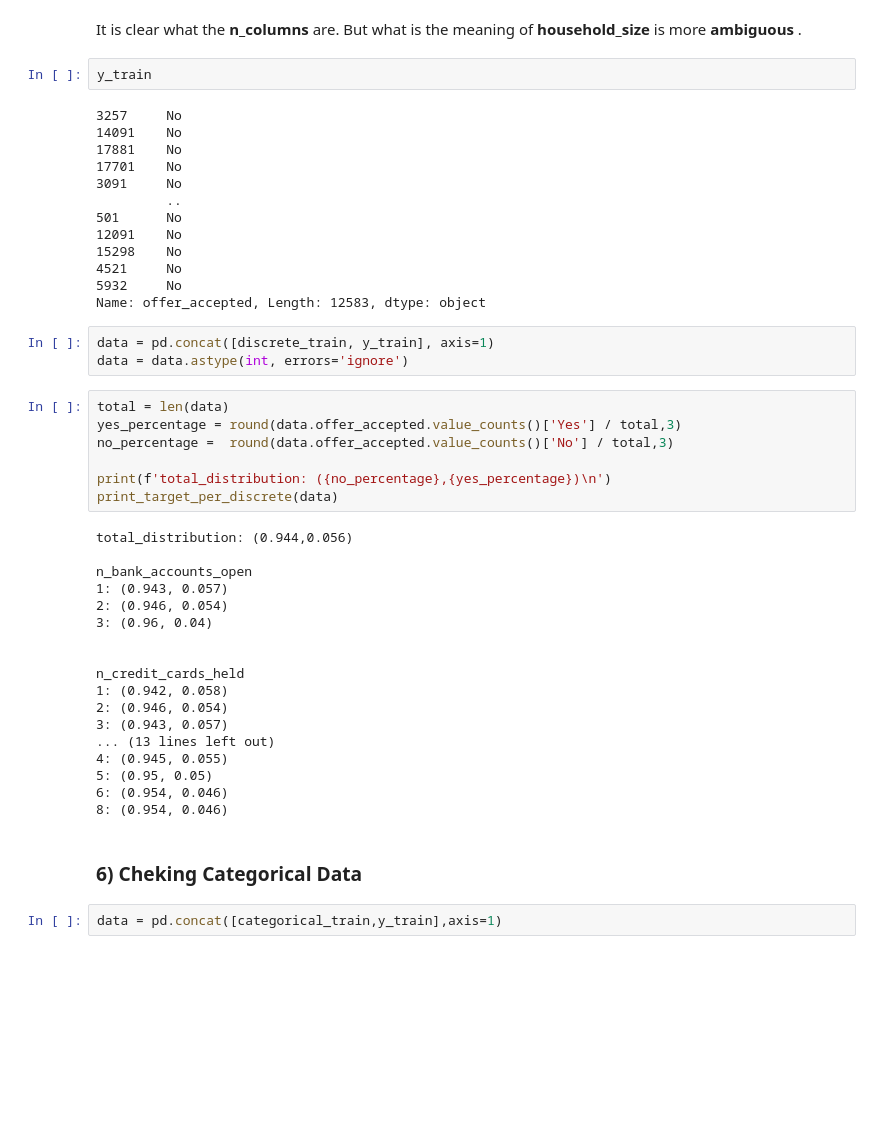
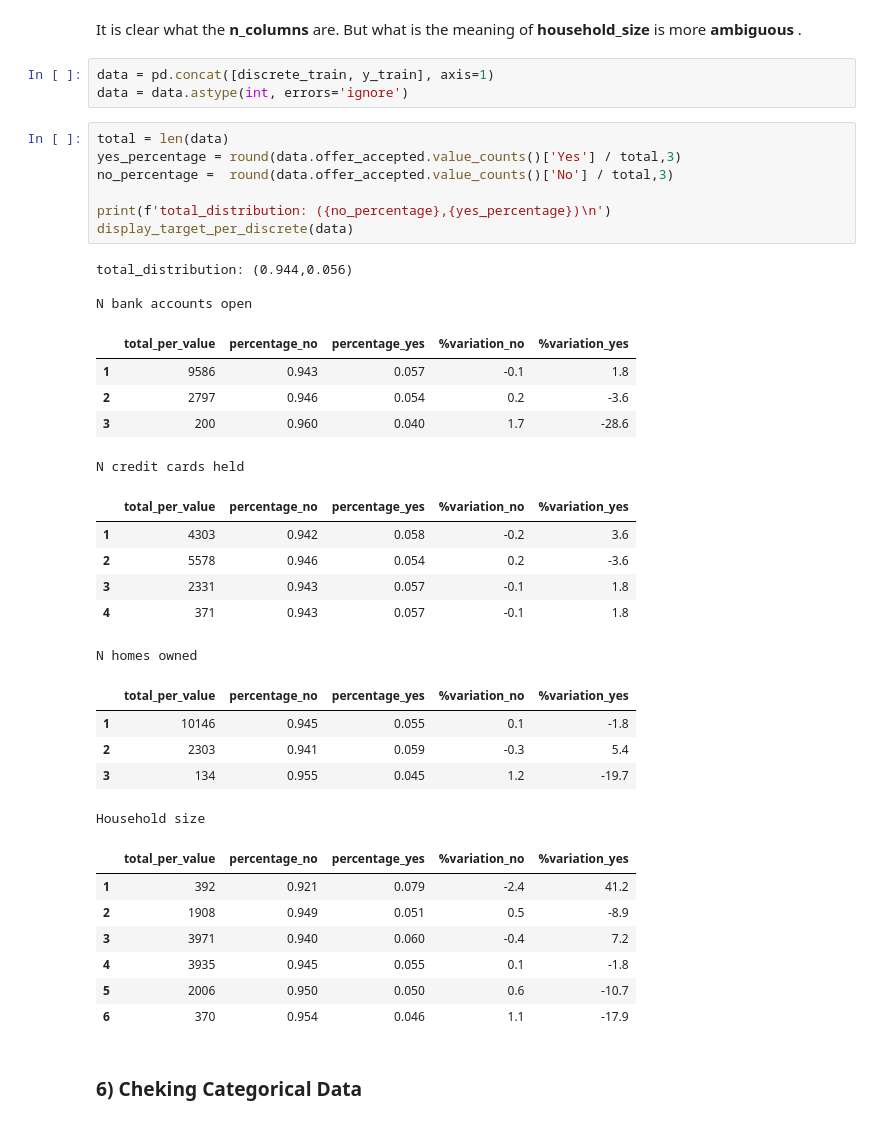
Before and after one commit to sebastianvier/bank_risk_classification_project, a Jupyter notebook: EDA.ipynb, the cells around one changed output. Saved outputs shown, nothing was run; the diff lists cells and outputs as text; blank space fills up the shorter version.

Commit message:
Adding the target variable to the display t function

```diff
--- a/EDA.ipynb
+++ b/EDA.ipynb
@@ -576,50 +563,42 @@ Name: household_size, dtype: int64
 Most columns in **discrete** have less than **5 value**. The only one that doesn't follow this rule is **household_size** which **has 8**. Nevertheless, it can be seen that value 8 have only 1 entry.
 # %% [markdown]
 It is clear what the **n_columns** are. But what is the meaning of **household_size** is more **ambiguous** .
-# %%
-y_train
-# %% [output]
-3257     No
-14091    No
-17881    No
-17701    No
-3091     No
-         ..
-501      No
-12091    No
-15298    No
-4521     No
-5932     No
-Name: offer_accepted, Length: 12583, dtype: object
 # %%
 data = pd.concat([discrete_train, y_train], axis=1)
 data = data.astype(int, errors='ignore')
-# %%
-total = len(data)
-yes_percentage = round(data.offer_accepted.value_counts()['Yes'] / total,3)
-no_percentage =  round(data.offer_accepted.value_counts()['No'] / total,3)
-
-print(f'total_distribution: ({no_percentage},{yes_percentage})\n')
-print_target_per_discrete(data)
-# %% [output]
-total_distribution: (0.944,0.056)
-
-n_bank_accounts_open
-1: (0.943, 0.057)
-2: (0.946, 0.054)
-3: (0.96, 0.04)
-
-
-n_credit_cards_held
-1: (0.942, 0.058)
-2: (0.946, 0.054)
-3: (0.943, 0.057)
-... (13 lines left out)
-4: (0.945, 0.055)
-5: (0.95, 0.05)
-6: (0.954, 0.046)
-8: (0.954, 0.046)
+# %%
+total = len(data)
+yes_percentage = round(data.offer_accepted.value_counts()['Yes'] / total,3)
+no_percentage =  round(data.offer_accepted.value_counts()['No'] / total,3)
+
+print(f'total_distribution: ({no_percentage},{yes_percentage})\n')
+display_target_per_discrete(data)
+# %% [output]
+total_distribution: (0.944,0.056)
+
+N bank accounts open
+|  | total_per_value | percentage_no | percentage_yes | %variation_no | %variation_yes |
+| 1 | 9586 | 0.943 | 0.057 | -0.1 | 1.8 |
+| 2 | 2797 | 0.946 | 0.054 | 0.2 | -3.6 |
+| 3 | 200 | 0.960 | 0.040 | 1.7 | -28.6 |
+N credit cards held
+|  | total_per_value | percentage_no | percentage_yes | %variation_no | %variation_yes |
+| 1 | 4303 | 0.942 | 0.058 | -0.2 | 3.6 |
+| 2 | 5578 | 0.946 | 0.054 | 0.2 | -3.6 |
+| 3 | 2331 | 0.943 | 0.057 | -0.1 | 1.8 |
+| 4 | 371 | 0.943 | 0.057 | -0.1 | 1.8 |
+N homes owned
+|  | total_per_value | percentage_no | percentage_yes | %variation_no | %variation_yes |
+| 1 | 10146 | 0.945 | 0.055 | 0.1 | -1.8 |
+| 2 | 2303 | 0.941 | 0.059 | -0.3 | 5.4 |
+| 3 | 134 | 0.955 | 0.045 | 1.2 | -19.7 |
+Household size
+|  | total_per_value | percentage_no | percentage_yes | %variation_no | %variation_yes |
+| 1 | 392 | 0.921 | 0.079 | -2.4 | 41.2 |
+| 2 | 1908 | 0.949 | 0.051 | 0.5 | -8.9 |
+| 3 | 3971 | 0.940 | 0.060 | -0.4 | 7.2 |
+| 4 | 3935 | 0.945 | 0.055 | 0.1 | -1.8 |
+| 5 | 2006 | 0.950 | 0.050 | 0.6 | -10.7 |
+| 6 | 370 | 0.954 | 0.046 | 1.1 | -17.9 |
 # %% [markdown]
 ### 6) Cheking Categorical Data
-# %%
-data = pd.concat([categorical_train,y_train],axis=1)
```
Also changed, not shown: parts of 32 cells of this notebook.
